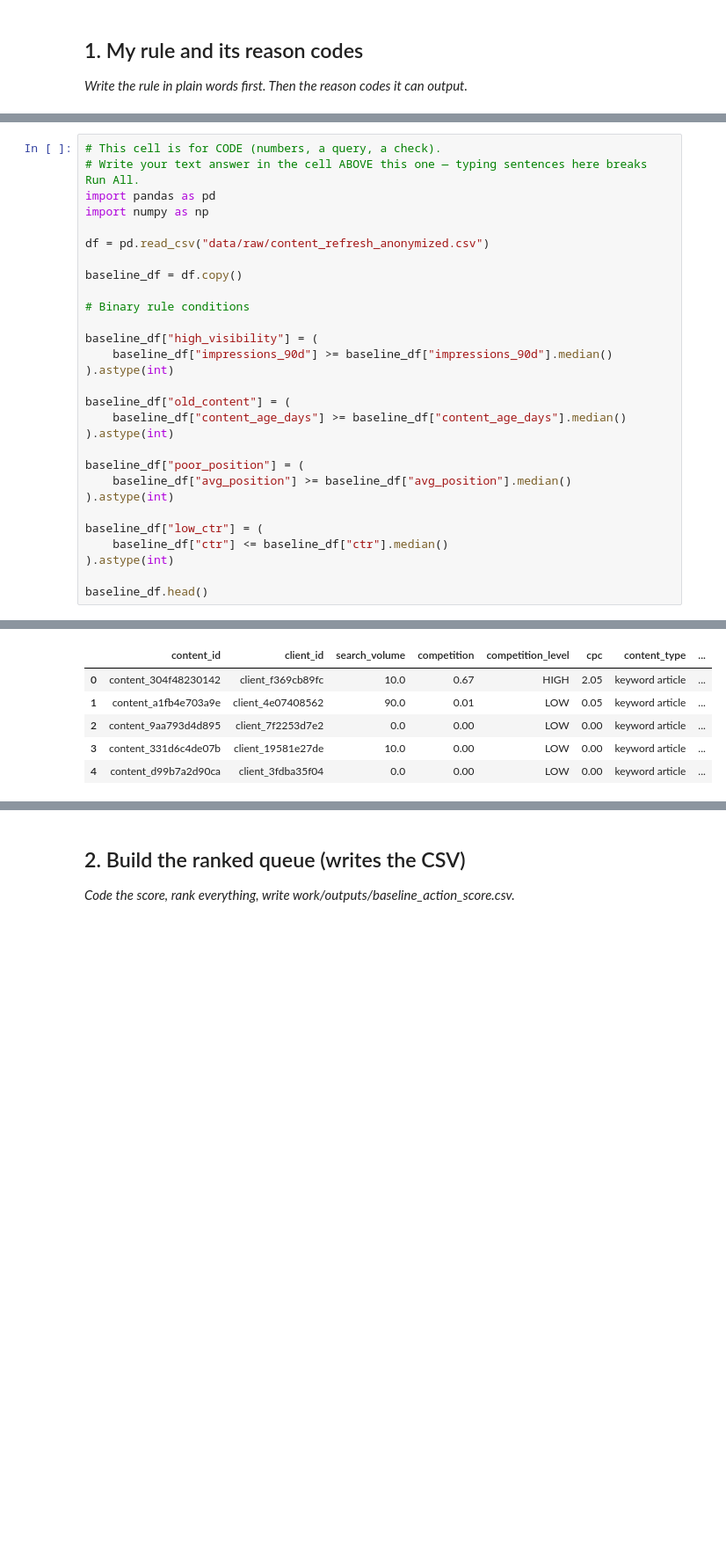
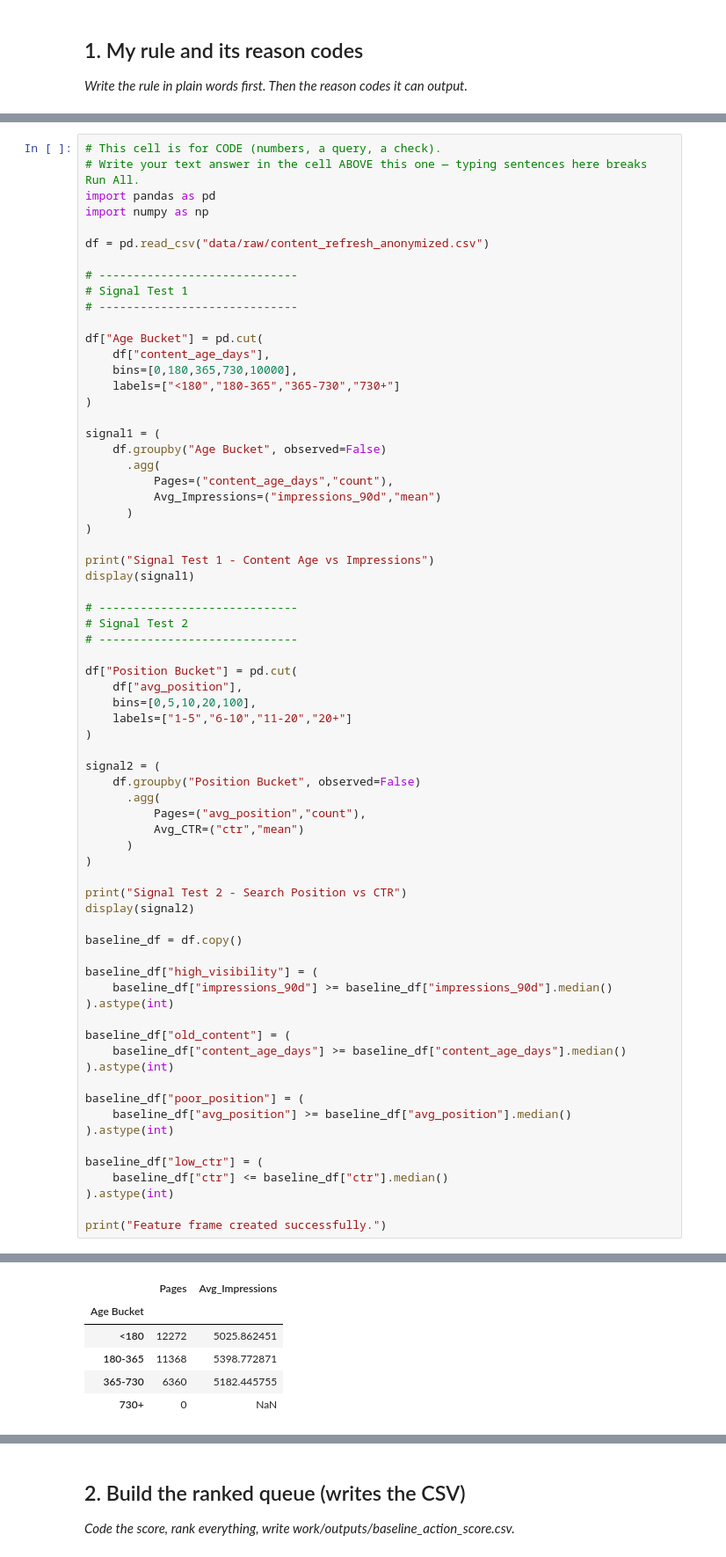
Before and after one commit to muneebulhaq02/flyrank-ml-internship, a Jupyter notebook: work/notebooks/w04_baseline_score.ipynb, the cells around one changed output, grey strips where cells are left out. Shown at 88% size. Saved outputs shown, nothing was run; the diff lists cells and outputs as text; blank space fills up the shorter version.

```diff
--- a/work/notebooks/w04_baseline_score.ipynb
+++ b/work/notebooks/w04_baseline_score.ipynb
@@ -57,9 +72,49 @@ import numpy as np
 
 df = pd.read_csv("data/raw/content_refresh_anonymized.csv")
 
+# -----------------------------
+# Signal Test 1
+# -----------------------------
+
+df["Age Bucket"] = pd.cut(
+    df["content_age_days"],
+    bins=[0,180,365,730,10000],
+    labels=["<180","180-365","365-730","730+"]
+)
+
+signal1 = (
+    df.groupby("Age Bucket", observed=False)
+      .agg(
+          Pages=("content_age_days","count"),
+          Avg_Impressions=("impressions_90d","mean")
+      )
+)
+
+print("Signal Test 1 - Content Age vs Impressions")
+display(signal1)
+
+# -----------------------------
+# Signal Test 2
+# -----------------------------
+
+df["Position Bucket"] = pd.cut(
+    df["avg_position"],
+    bins=[0,5,10,20,100],
+    labels=["1-5","6-10","11-20","20+"]
+)
+
+signal2 = (
+    df.groupby("Position Bucket", observed=False)
+      .agg(
+          Pages=("avg_position","count"),
+          Avg_CTR=("ctr","mean")
+      )
+)
+
+print("Signal Test 2 - Search Position vs CTR")
+display(signal2)
+
 baseline_df = df.copy()
-
-# Binary rule conditions
 
 baseline_df["high_visibility"] = (
     baseline_df["impressions_90d"] >= baseline_df["impressions_90d"].median()
@@ -77,5 +132,5 @@ baseline_df["low_ctr"] = (
     baseline_df["ctr"] <= baseline_df["ctr"].median()
 ).astype(int)
 
-baseline_df.head()
+print("Feature frame created successfully.")
 # %% [output]
@@ -82,6 +138,6 @@ baseline_df.head()
-|  | content_id | client_id | search_volume | competition | competition_level | cpc | content_type | ... |
-| 0 | content_304f48230142 | client_f369cb89fc | 10.0 | 0.67 | HIGH | 2.05 | keyword article | ... |
-| 1 | content_a1fb4e703a9e | client_4e07408562 | 90.0 | 0.01 | LOW | 0.05 | keyword article | ... |
-| 2 | content_9aa793d4d895 | client_7f2253d7e2 | 0.0 | 0.00 | LOW | 0.00 | keyword article | ... |
-| 3 | content_331d6c4de07b | client_19581e27de | 10.0 | 0.00 | LOW | 0.00 | keyword article | ... |
-| 4 | content_d99b7a2d90ca | client_3fdba35f04 | 0.0 | 0.00 | LOW | 0.00 | keyword article | ... |
+|  | Pages | Avg_Impressions |
+| Age Bucket |  |  |
+| <180 | 12272 | 5025.862451 |
+| 180-365 | 11368 | 5398.772871 |
+| 365-730 | 6360 | 5182.445755 |
+| 730+ | 0 | NaN |
```
Also changed, not shown: parts of 9 cells of this notebook.
